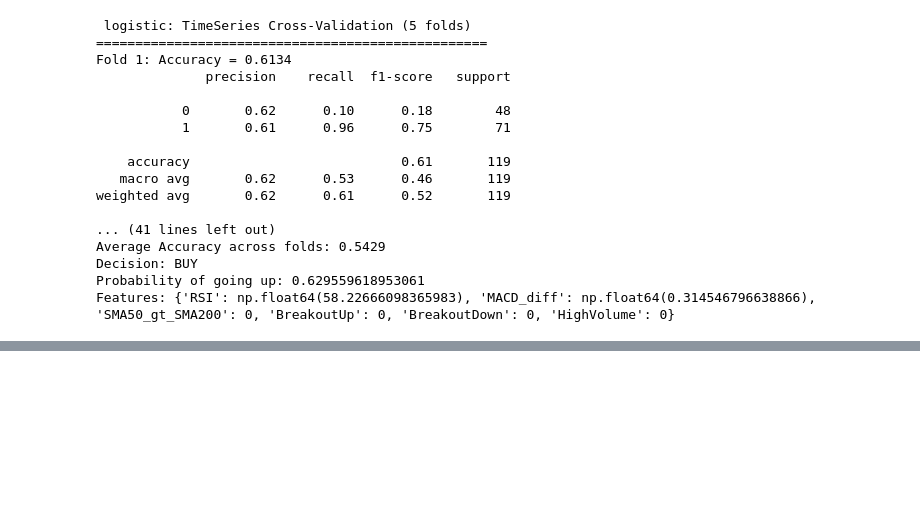
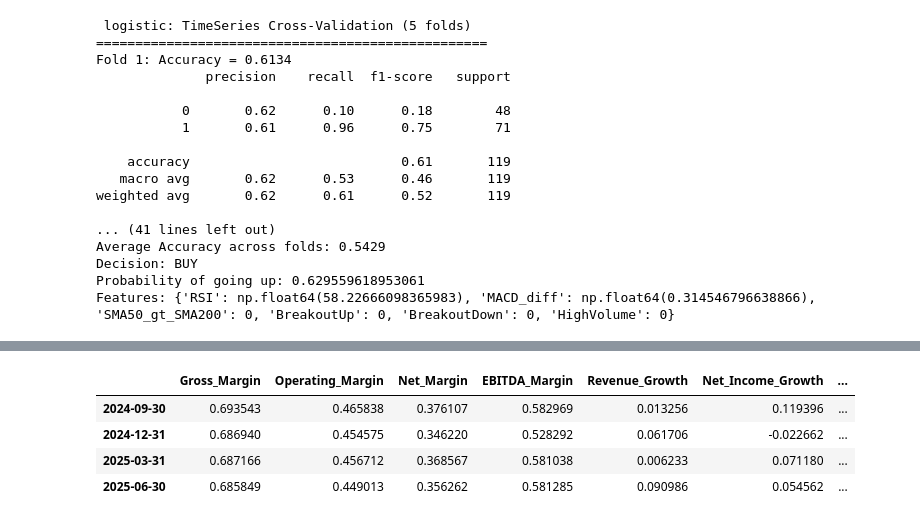
Before and after one commit to darrenlimkh/stocks_decision_support_tool, a Jupyter notebook: training.ipynb, the cells around one changed output, grey strips where cells are left out. Saved outputs shown, nothing was run; the diff lists cells and outputs as text; code cells hidden in the pictures; blank space fills up the shorter version.

```diff
--- a/training.ipynb
+++ b/training.ipynb
@@ -202,0 +519,8 @@ Features: {'RSI': np.float64(58.22666098365983), 'MACD_diff': np.float64(0.31454
+# %%
+new_ticker_df
+# %% [output]
+|  | Gross_Margin | Operating_Margin | Net_Margin | EBITDA_Margin | Revenue_Growth | Net_Income_Growth | ... |
+| 2024-09-30 | 0.693543 | 0.465838 | 0.376107 | 0.582969 | 0.013256 | 0.119396 | ... |
+| 2024-12-31 | 0.686940 | 0.454575 | 0.346220 | 0.528292 | 0.061706 | -0.022662 | ... |
+| 2025-03-31 | 0.687166 | 0.456712 | 0.368567 | 0.581038 | 0.006233 | 0.071180 | ... |
+| 2025-06-30 | 0.685849 | 0.449013 | 0.356262 | 0.581285 | 0.090986 | 0.054562 | ... |
```
Also changed, not shown: parts of 30 cells of this notebook, 8 other files.
